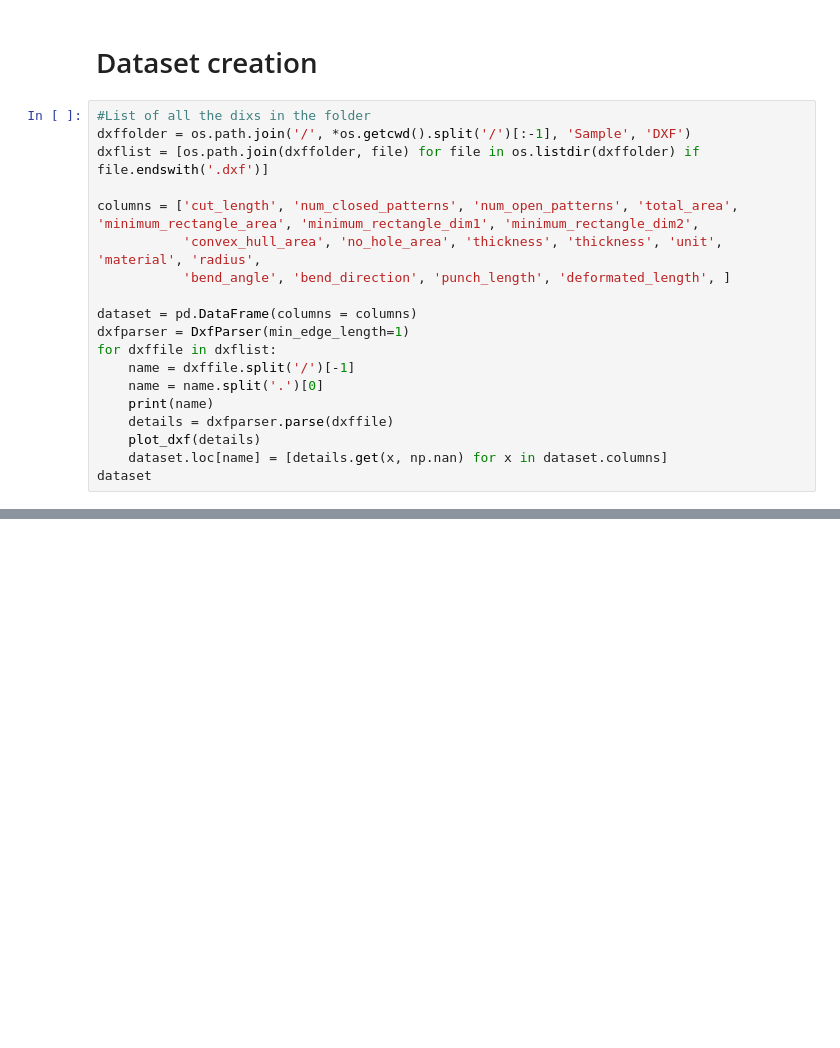
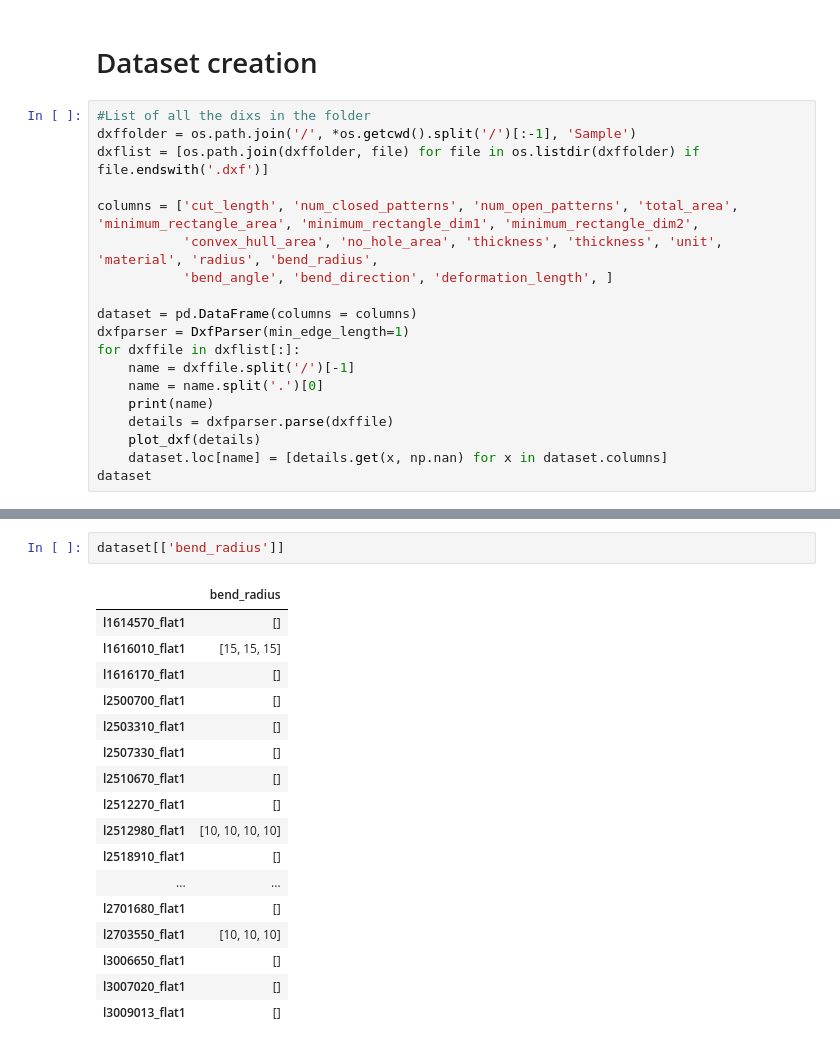
Before and after one commit to rudloffl/sheet-metal-cost-calculator, a Jupyter notebook: Notebooks/A1 - dxf parsing.ipynb, the cells around one changed output, grey strips where cells are left out. Cells and saved outputs as stored; diff of their text form; blank space fills up the shorter version.

```diff
--- a/Notebooks/A1 - dxf parsing.ipynb
+++ b/Notebooks/A1 - dxf parsing.ipynb
@@ -549,16 +661,16 @@ dict_keys(['thickness', 'unit', 'material', 'radius', 'closed_patterns', 'open_p
 # Dataset creation
 # %%
 #List of all the dixs in the folder
-dxffolder = os.path.join('/', *os.getcwd().split('/')[:-1], 'Sample', 'DXF')
+dxffolder = os.path.join('/', *os.getcwd().split('/')[:-1], 'Sample')
 dxflist = [os.path.join(dxffolder, file) for file in os.listdir(dxffolder) if file.endswith('.dxf')]
 
 columns = ['cut_length', 'num_closed_patterns', 'num_open_patterns', 'total_area', 'minimum_rectangle_area', 'minimum_rectangle_dim1', 'minimum_rectangle_dim2',
-           'convex_hull_area', 'no_hole_area', 'thickness', 'thickness', 'unit', 'material', 'radius',
-           'bend_angle', 'bend_direction', 'punch_length', 'deformated_length', ]
+           'convex_hull_area', 'no_hole_area', 'thickness', 'thickness', 'unit', 'material', 'radius', 'bend_radius',
+           'bend_angle', 'bend_direction', 'deformation_length', ]
 
 dataset = pd.DataFrame(columns = columns)
 dxfparser = DxfParser(min_edge_length=1)
-for dxffile in dxflist:
+for dxffile in dxflist[:]:
     name = dxffile.split('/')[-1]
     name = name.split('.')[0]
     print(name)
@@ -588,3 +707,23 @@ y5816680
+# %%
+dataset[['bend_radius']]
+# %% [output]
+|  | bend_radius |
+| l1614570_flat1 | [] |
+| l1616010_flat1 | [15, 15, 15] |
+| l1616170_flat1 | [] |
+| l2500700_flat1 | [] |
+| l2503310_flat1 | [] |
+| l2507330_flat1 | [] |
+| l2510670_flat1 | [] |
+| l2512270_flat1 | [] |
+| l2512980_flat1 | [10, 10, 10, 10] |
+| l2518910_flat1 | [] |
+| ... | ... |
+| l2701680_flat1 | [] |
+| l2703550_flat1 | [10, 10, 10] |
+| l3006650_flat1 | [] |
+| l3007020_flat1 | [] |
+| l3009013_flat1 | [] |
 # %% [markdown]
 To add in the dataset:
 - DONE + rectangle area
```
Also changed, not shown: parts of 26 cells of this notebook.
